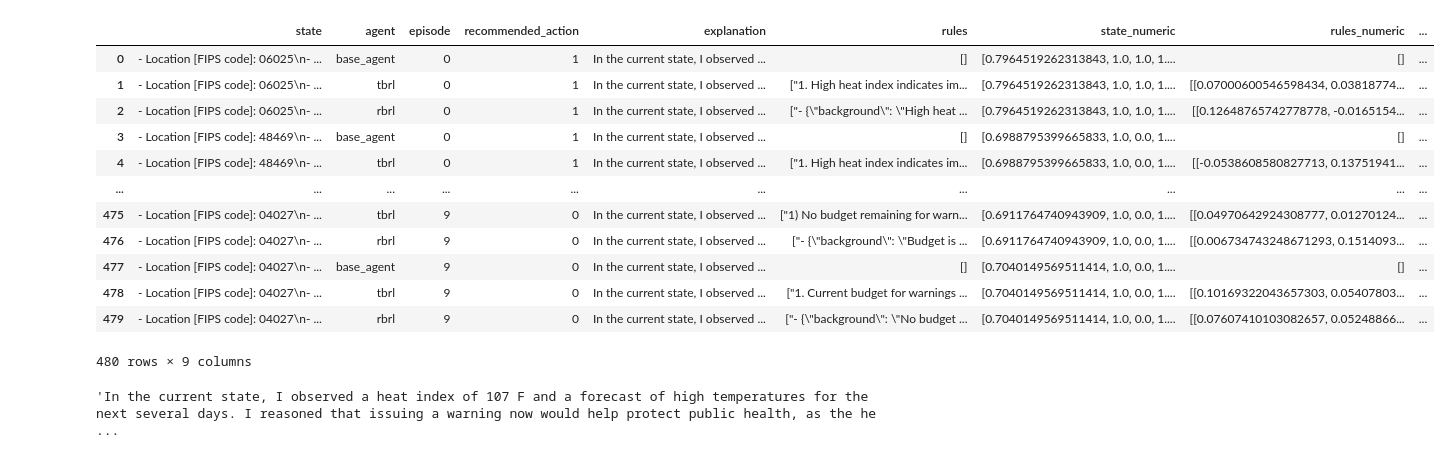
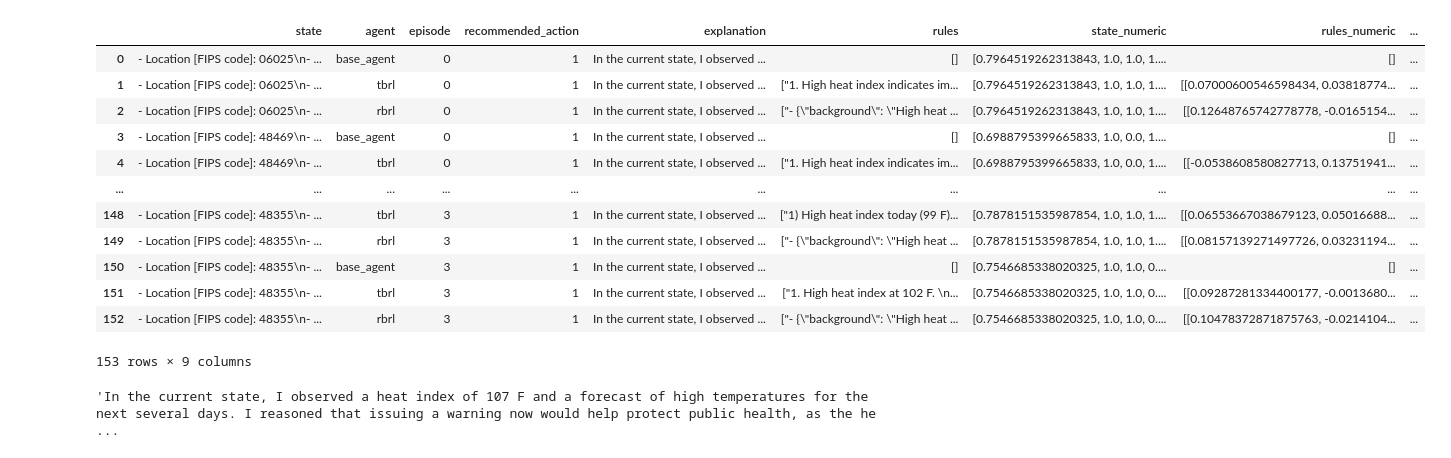
Before and after one commit to mauriciogtec/rule-bottleneck-reinforcement-learning, a Jupyter notebook: notebooks/faithfulness-act-pred.ipynb, the cells around one changed output. Cells and saved outputs as stored; diff of their text form; code cells hidden in the pictures.

Commit message:
update gitignore and notebook path

```diff
--- a/notebooks/faithfulness-act-pred.ipynb
+++ b/notebooks/faithfulness-act-pred.ipynb
@@ -10,22 +10,22 @@ from sklearn.metrics import f1_score
 embedder = TogetherEmbeddings(model="togethercomputer/m2-bert-80M-8k-retrieval")
 llm = get_llm_api("gpt-4o-mini-huit")
 # %%
-df = pd.read_csv("notebooks/wandb_export_2025-03-31T17_23_57.012-04_00.csv")
+df = pd.read_csv("notebooks/export-data-for-faithfulness-experiment.csv")
 df
 # %% [output]
 |  | state | agent | episode | recommended_action | explanation | rules | state_numeric | rules_numeric | ... |
 | 0 | - Location [FIPS code]: 06025\n- ... | base_agent | 0 | 1 | In the current state, I observed ... | [] | [0.7964519262313843, 1.0, 1.0, 1.... | [] | ... |
 | 1 | - Location [FIPS code]: 06025\n- ... | tbrl | 0 | 1 | In the current state, I observed ... | ["1. High heat index indicates im... | [0.7964519262313843, 1.0, 1.0, 1.... | [[0.07000600546598434, 0.03818774... | ... |
 | 2 | - Location [FIPS code]: 06025\n- ... | rbrl | 0 | 1 | In the current state, I observed ... | ["- {\"background\": \"High heat ... | [0.7964519262313843, 1.0, 1.0, 1.... | [[0.12648765742778778, -0.0165154... | ... |
 | 3 | - Location [FIPS code]: 48469\n- ... | base_agent | 0 | 1 | In the current state, I observed ... | [] | [0.6988795399665833, 1.0, 0.0, 1.... | [] | ... |
 | 4 | - Location [FIPS code]: 48469\n- ... | tbrl | 0 | 1 | In the current state, I observed ... | ["1. High heat index indicates im... | [0.6988795399665833, 1.0, 0.0, 1.... | [[-0.0538608580827713, 0.13751941... | ... |
 | ... | ... | ... | ... | ... | ... | ... | ... | ... | ... |
-| 475 | - Location [FIPS code]: 04027\n- ... | tbrl | 9 | 0 | In the current state, I observed ... | ["1) No budget remaining for warn... | [0.6911764740943909, 1.0, 0.0, 1.... | [[0.04970642924308777, 0.01270124... | ... |
-| 476 | - Location [FIPS code]: 04027\n- ... | rbrl | 9 | 0 | In the current state, I observed ... | ["- {\"background\": \"Budget is ... | [0.6911764740943909, 1.0, 0.0, 1.... | [[0.006734743248671293, 0.1514093... | ... |
-| 477 | - Location [FIPS code]: 04027\n- ... | base_agent | 9 | 0 | In the current state, I observed ... | [] | [0.7040149569511414, 1.0, 0.0, 1.... | [] | ... |
-| 478 | - Location [FIPS code]: 04027\n- ... | tbrl | 9 | 0 | In the current state, I observed ... | ["1. Current budget for warnings ... | [0.7040149569511414, 1.0, 0.0, 1.... | [[0.10169322043657303, 0.05407803... | ... |
-| 479 | - Location [FIPS code]: 04027\n- ... | rbrl | 9 | 0 | In the current state, I observed ... | ["- {\"background\": \"No budget ... | [0.7040149569511414, 1.0, 0.0, 1.... | [[0.07607410103082657, 0.05248866... | ... |
+| 148 | - Location [FIPS code]: 48355\n- ... | tbrl | 3 | 1 | In the current state, I observed ... | ["1) High heat index today (99 F)... | [0.7878151535987854, 1.0, 1.0, 1.... | [[0.06553667038679123, 0.05016688... | ... |
+| 149 | - Location [FIPS code]: 48355\n- ... | rbrl | 3 | 1 | In the current state, I observed ... | ["- {\"background\": \"High heat ... | [0.7878151535987854, 1.0, 1.0, 1.... | [[0.08157139271497726, 0.03231194... | ... |
+| 150 | - Location [FIPS code]: 48355\n- ... | base_agent | 3 | 1 | In the current state, I observed ... | [] | [0.7546685338020325, 1.0, 1.0, 0.... | [] | ... |
+| 151 | - Location [FIPS code]: 48355\n- ... | tbrl | 3 | 1 | In the current state, I observed ... | ["1. High heat index at 102 F. \n... | [0.7546685338020325, 1.0, 1.0, 0.... | [[0.09287281334400177, -0.0013680... | ... |
+| 152 | - Location [FIPS code]: 48355\n- ... | rbrl | 3 | 1 | In the current state, I observed ... | ["- {\"background\": \"High heat ... | [0.7546685338020325, 1.0, 1.0, 0.... | [[0.10478372871875763, -0.0214104... | ... |
-480 rows × 9 columns
+153 rows × 9 columns
 # %%
 df.explanation.iloc[1]
 # %% [output]
```
Also changed, not shown: 1 other file.
